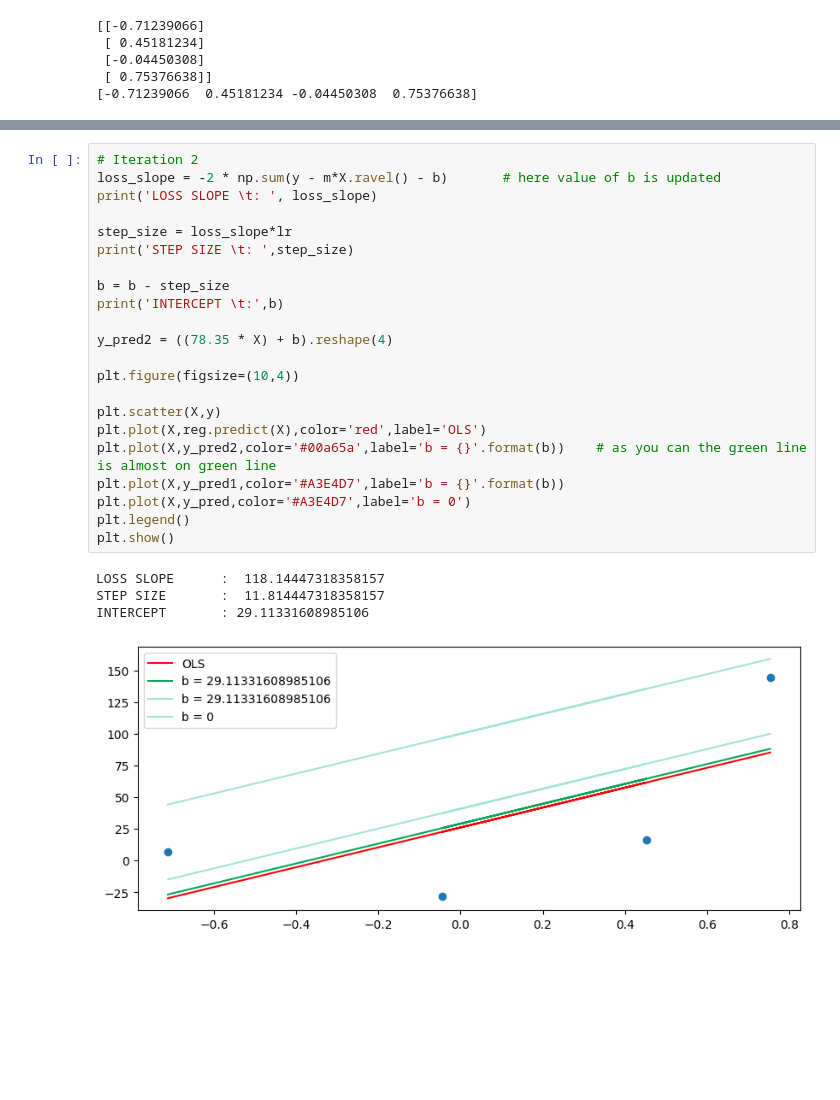
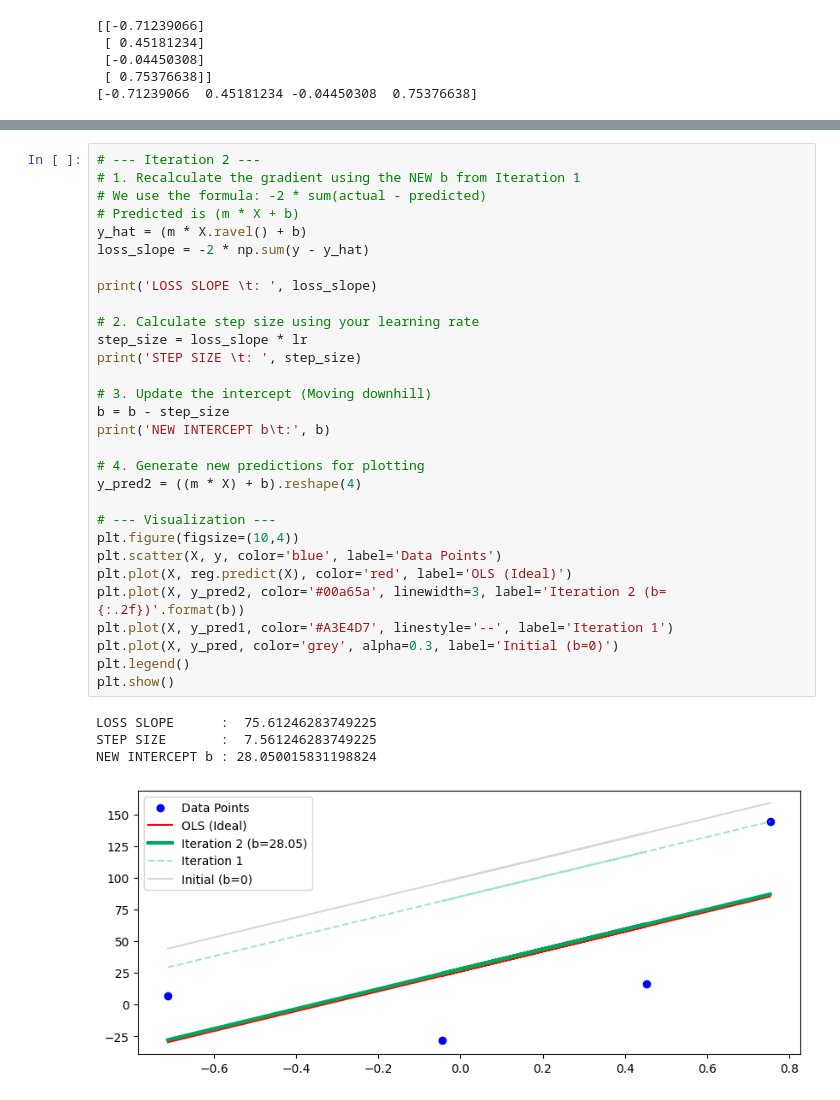
Before and after one commit to Ashura369/Python_and_Data_Science, a Jupyter notebook: 0 ML lecture/20_1 .ipynb, the cells around one changed output, grey strips where cells are left out. Saved outputs shown, nothing was run; the diff lists cells and outputs as text; blank space fills up the shorter version.

```diff
--- a/0 ML lecture/20_1 .ipynb
+++ b/0 ML lecture/20_1 .ipynb
@@ -104,28 +97,36 @@ INTERCEPT       : 40.927763408209216
 # %%
-# Iteration 2
-loss_slope = -2 * np.sum(y - m*X.ravel() - b)       # here value of b is updated
+# --- Iteration 2 ---
+# 1. Recalculate the gradient using the NEW b from Iteration 1
+# We use the formula: -2 * sum(actual - predicted)
+# Predicted is (m * X + b)
+y_hat = (m * X.ravel() + b)
+loss_slope = -2 * np.sum(y - y_hat)
+
 print('LOSS SLOPE \t: ', loss_slope)
 
-step_size = loss_slope*lr
-print('STEP SIZE \t: ',step_size)
+# 2. Calculate step size using your learning rate
+step_size = loss_slope * lr
+print('STEP SIZE \t: ', step_size)
 
+# 3. Update the intercept (Moving downhill)
 b = b - step_size
-print('INTERCEPT \t:',b)
+print('NEW INTERCEPT b\t:', b)
 
-y_pred2 = ((78.35 * X) + b).reshape(4)
+# 4. Generate new predictions for plotting
+y_pred2 = ((m * X) + b).reshape(4)
 
+# --- Visualization ---
 plt.figure(figsize=(10,4))
-
-plt.scatter(X,y)
-plt.plot(X,reg.predict(X),color='red',label='OLS')
-plt.plot(X,y_pred2,color='#00a65a',label='b = {}'.format(b))    # as you can the green line is almost on green line
-plt.plot(X,y_pred1,color='#A3E4D7',label='b = {}'.format(b))
-plt.plot(X,y_pred,color='#A3E4D7',label='b = 0')
+plt.scatter(X, y, color='blue', label='Data Points')
+plt.plot(X, reg.predict(X), color='red', label='OLS (Ideal)')
+plt.plot(X, y_pred2, color='#00a65a', linewidth=3, label='Iteration 2 (b={:.2f})'.format(b))
+plt.plot(X, y_pred1, color='#A3E4D7', linestyle='--', label='Iteration 1')
+plt.plot(X, y_pred, color='grey', alpha=0.3, label='Initial (b=0)')
 plt.legend()
 plt.show()
 # %% [output]
-LOSS SLOPE      :  118.14447318358157
-STEP SIZE       :  11.814447318358157
-INTERCEPT       : 29.11331608985106
+LOSS SLOPE      :  75.61246283749225
+STEP SIZE       :  7.561246283749225
+NEW INTERCEPT b : 28.050015831198824
-[figure, old version]
+[figure, new version]
 # %%
```
Also changed, not shown: parts of 4 cells of this notebook, 1 other file.
